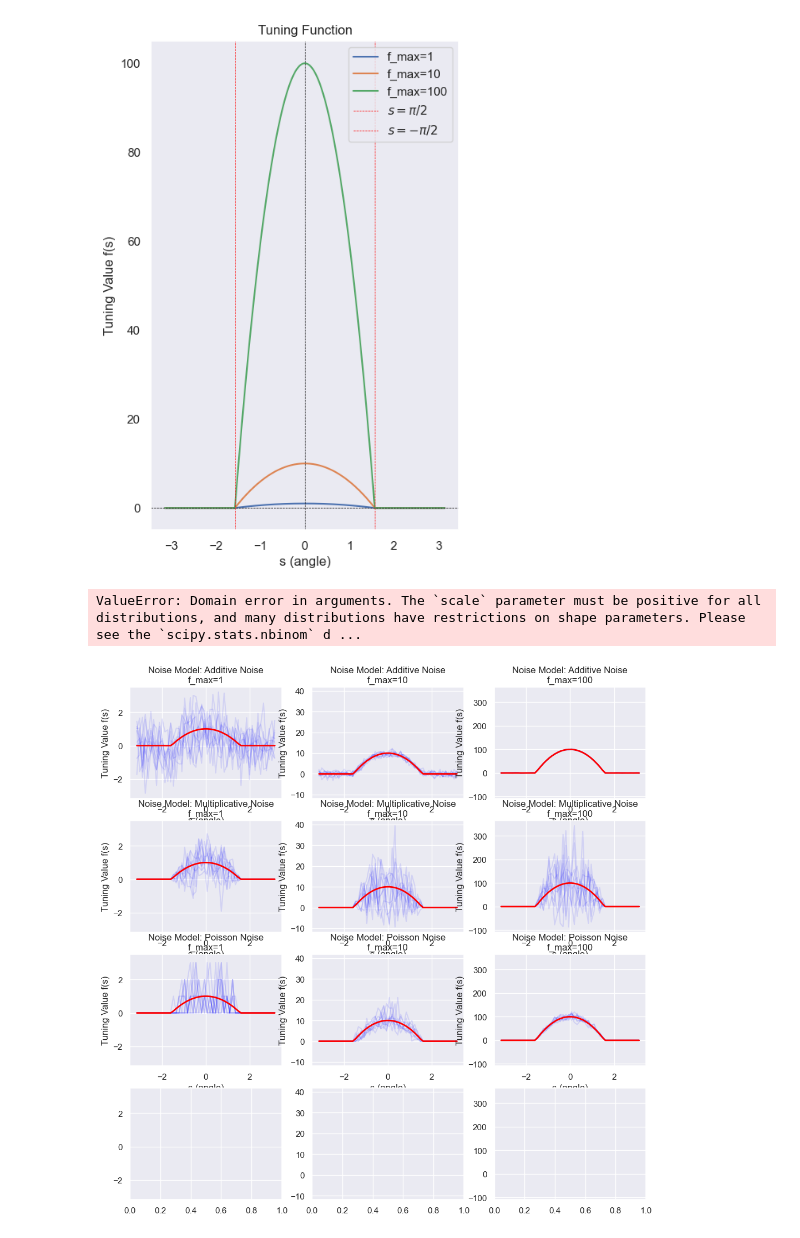
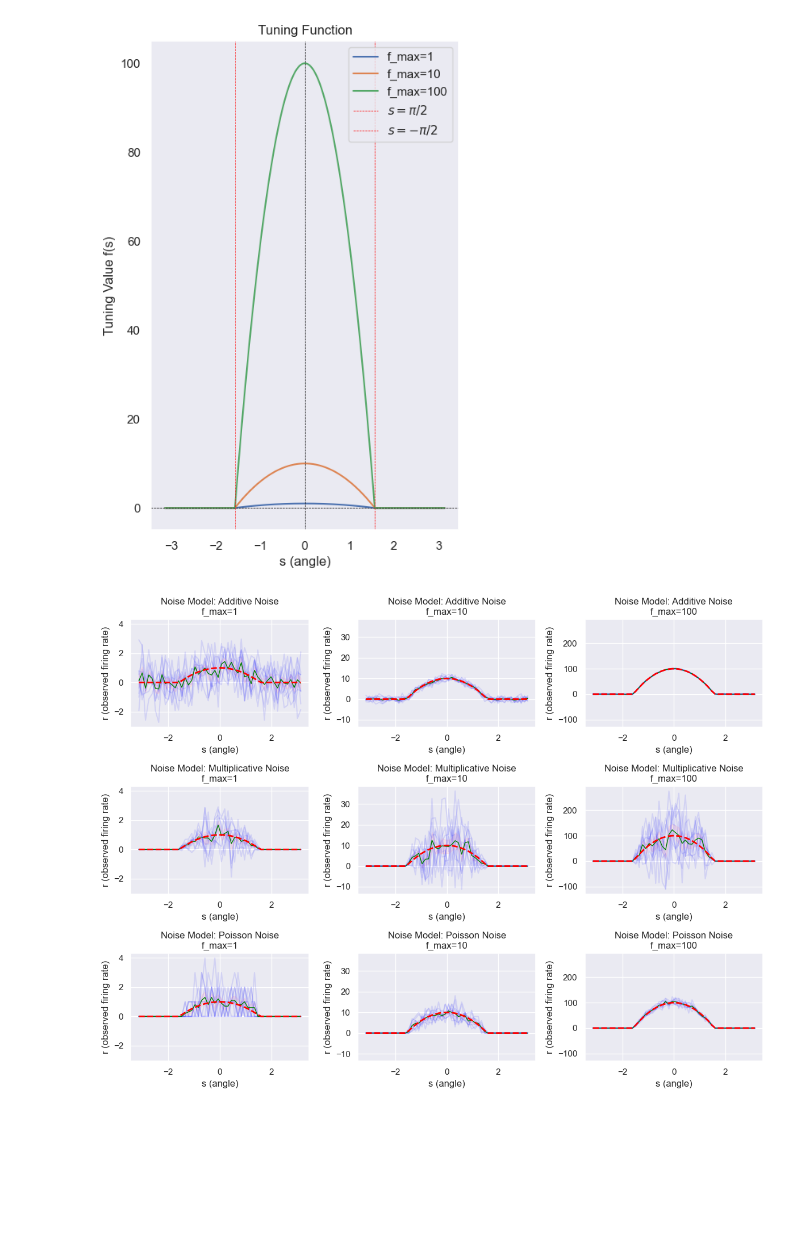
Before and after one commit to aakarsh/S25-Neural-Coding, a Jupyter notebook: homeworks/2025_Neural_coding_Homework3.ipynb, the cells around one changed output. Cells and saved outputs as stored; diff of their text form; code cells hidden in the pictures; blank space fills up the shorter version.

```diff
--- a/homeworks/2025_Neural_coding_Homework3.ipynb
+++ b/homeworks/2025_Neural_coding_Homework3.ipynb
@@ -171,10 +182,10 @@ def plot_samples(s_vals, samples, noiselesss_f, title, ax=None):
 # %%
-def sample_additive_noise(noiselesss_f, n_samples, s_vals):
+def sample_additive_noise(f_vals, n_samples, s_vals):
     n_points = len(s_vals)
     #noiselesss_f = np.array([tuning_function(s, f_max) for s in s_vals])    # shape (51,)
-    assert noiselesss_f.shape == (n_points,)
+    assert f_vals.shape == (n_points,)
     # draw samples: shape (n_bins, n_samples) = (51, 10)
-    samples = scipy.stats.norm.rvs(loc=noiselesss_f[:, None], scale=1, size=(n_points, n_samples))
+    samples = scipy.stats.norm.rvs(loc=f_vals[:, None], scale=1, size=(n_points, n_samples))
     assert samples.shape == (n_points, n_samples)
     return samples
 # %%
@@ -185,13 +196,13 @@ $$p(r|f(s)) \sim N(\mu, \sigma^2)$$
 with $\mu=f(s)$, $\sigma=f(s)$.
 """
 
-def sample_multiplicative_noise(noiselesss_f, n_samples, s_vals):
+def sample_multiplicative_noise(f_vals, n_samples, s_vals):
     n_points = len(s_vals)
     #noiselesss_f = np.array([tuning_function(s, f_max) for s in s_vals])    # shape (51,)
-    assert noiselesss_f.shape == (n_points,)
+    assert f_vals.shape == (n_points,)
     # draw samples: shape (n_bins, n_samples) = (51, 10)
-    scale = noiseless_f[:, None]
-    samples = scipy.stats.norm.rvs(loc=noiselesss_f[:, None], scale=scale, size=(n_points, n_samples))
+    scale = f_vals[:, None]
+    samples = scipy.stats.norm.rvs(loc=f_vals[:, None], scale=scale, size=(n_points, n_samples))
     assert samples.shape == (n_points, n_samples)
     return samples
 # %%
@@ -240,43 +249,42 @@ import scipy.stats as st
 import seaborn as sns
 
 sns.set_theme()
 
-sampling_functions = [ {
+sampling_functions = [{
     "sampling_function": sample_additive_noise,
     "title": "Additive Noise"
-}, {
+},
+{
     "sampling_function": sample_multiplicative_noise,
     "title": "Multiplicative Noise"
 },
 {
     "sampling_function": sample_poisson_noise,
     "title": "Poisson Noise"
-}, {
-    "sampling_function": sample_negative_binomial,
-    "title": "Negative Binomial"
-}]
+},
+#{ "sampling_function": sample_negative_binomial, "title": "Negative Binomial" }
+]
 
+n_points=50
 n_samples=10
-n_points=50
+
 grid_points = np.linspace(-np.pi, np.pi, n_points)
 f_max_params = [1, 10, 100  ]
 fig, ax = plt.subplots(len(sampling_functions), len(f_max_params),
                             figsize=(4 * len(f_max_params), 3 * len(sampling_functions)),
                             sharey="col")
 
 for idx, item in enumerate(sampling_functions):
     sampling_func = item["sampling_function"]
     base_title = item["title"]
     num_fs = len(f_max_params)
     ax_row = ax[idx]
-    # ax is an ndarray even when len==1, so always iterable
     for ax_i, f_max in zip(np.atleast_1d(ax_row), f_max_params):
-        noiseless_f = np.array([tuning_function(s, f_max) for s in grid_points])
-        samples = sampling_func(noiseless_f, n_samples, grid_points)
-        plot_samples(grid_points, samples, noiseless_f,
+        firing_rate = np.array([tuning_function(s, f_max) for s in grid_points])
+        noisy_firing_rate = sampling_func(firing_rate, n_samples, grid_points)
+        plot_samples(grid_points, firing_rate, noisy_firing_rate,
                      f"{base_title}\nf_max={f_max}", ax_i)
 fig.tight_layout()
 plt.show()
 # %% [output]
-ValueError: Domain error in arguments. The `scale` parameter must be positive for all distributions, and many distributions have restrictions on shape parameters. Please see the `scipy.stats.nbinom` d ...
-[figure, old version]
+[figure, new version]
```
Also changed, not shown: parts of 3 cells of this notebook.
